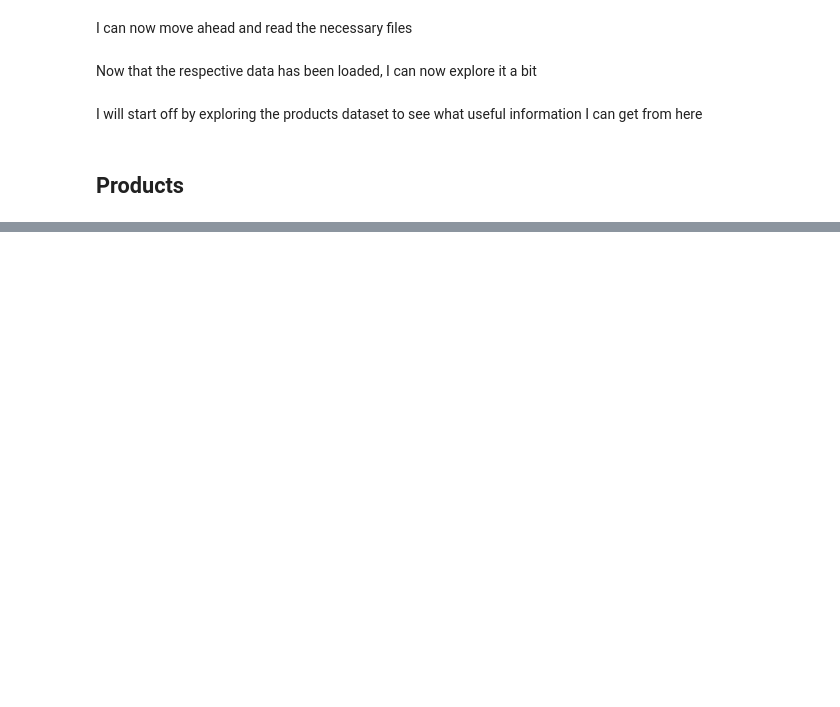
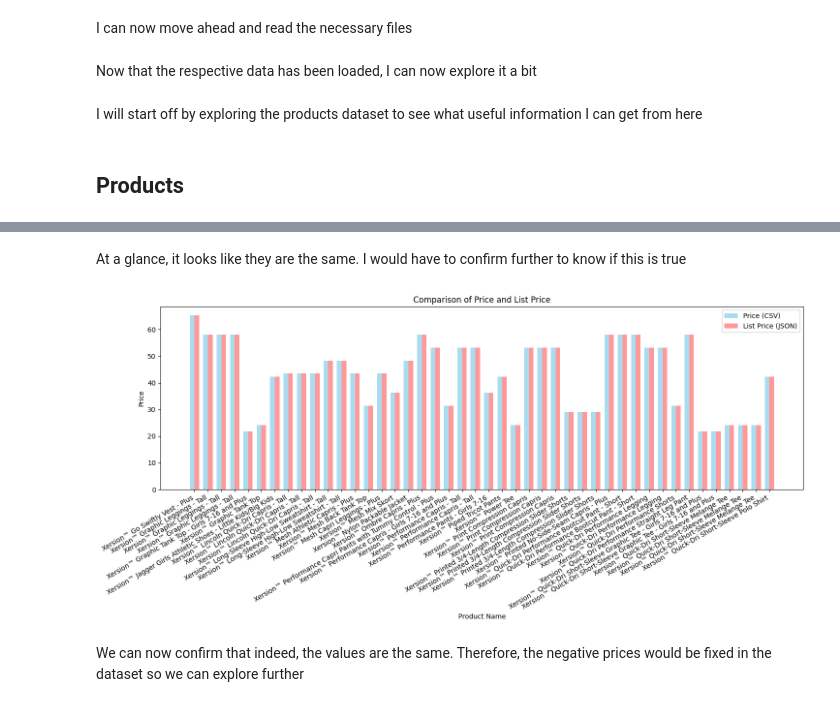
Before and after one commit to RedeemerNtumy/JCPennyConsultancyProject, a Jupyter notebook: 3549063_BD2.ipynb, the cells around one changed output, grey strips where cells are left out. Drawn from its saved outputs; the diff is of its cells as text; code cells hidden in the pictures; blank space fills up the shorter version.

Commit message:
Updating negative prices in Products table

```diff
--- a/3549063_BD2.ipynb
+++ b/3549063_BD2.ipynb
@@ -132,0 +192,12 @@ I will start off by exploring the products dataset to see what useful informatio
+# %%
+# Reading the json file with pandas
+products_json = pd.read_json("jcpenney_products.json", lines=True)
+# %%
+# Getting the uniq ids for the products that have a negative price
+negative_price_product_ids = products[products["Price"]<0]["Uniq_id"].tolist()
+# %%
+# Filter the json data for the negative price product ids
+df_json_extracted = products_json[products_json['uniq_id'].isin(negative_price_product_ids)][['uniq_id', 'list_price']]
+# %%
+# Merge the dataframes based on the unique product ID
+merged_prices = products[products["Price"]<0].merge(df_json_extracted, left_on='Uniq_id', right_on='uniq_id', how='left')
@@ -132,0 +225,28 @@ I will start off by exploring the products dataset to see what useful informatio
+# %% [markdown]
+At a glance, it looks like they are the same. I would have to confirm further to know if this is true
+# %%
+# Creating a bar chart to compare Price and list_price
+fig, ax = plt.subplots(figsize=(15, 7))
+
+bar_width = 0.35
+index = range(len(merged_prices))
+
+# 'list_price' was read as string so converted to numeric
+merged_prices['list_price'] = pd.to_numeric(merged_prices['list_price'], errors='coerce')
+
+# Take the absolute value of the price columns since prices are negative
+bar1 = ax.bar(index, merged_prices['Price'].abs(), bar_width, label='Price (CSV)', color='skyblue', alpha=0.7)
+bar2 = ax.bar([i + bar_width for i in index], merged_prices['list_price'].abs(), bar_width, label='List Price (JSON)', color='red', alpha=0.4)
+
+ax.set_xlabel('Product Name')
+ax.set_ylabel('Price')
+ax.set_title('Comparison of Price and List Price')
+ax.set_xticks([i + bar_width / 2 for i in index])
+ax.set_xticklabels(merged_prices['Name'], rotation=30, ha='right')
+ax.legend()
+
+plt.tight_layout();
+# %% [output]
+[figure, added]
+# %% [markdown]
+We can now confirm that indeed, the values are the same. Therefore, the negative prices would be fixed in the dataset so we can explore further
```
Also changed, not shown: parts of 8 cells of this notebook.
